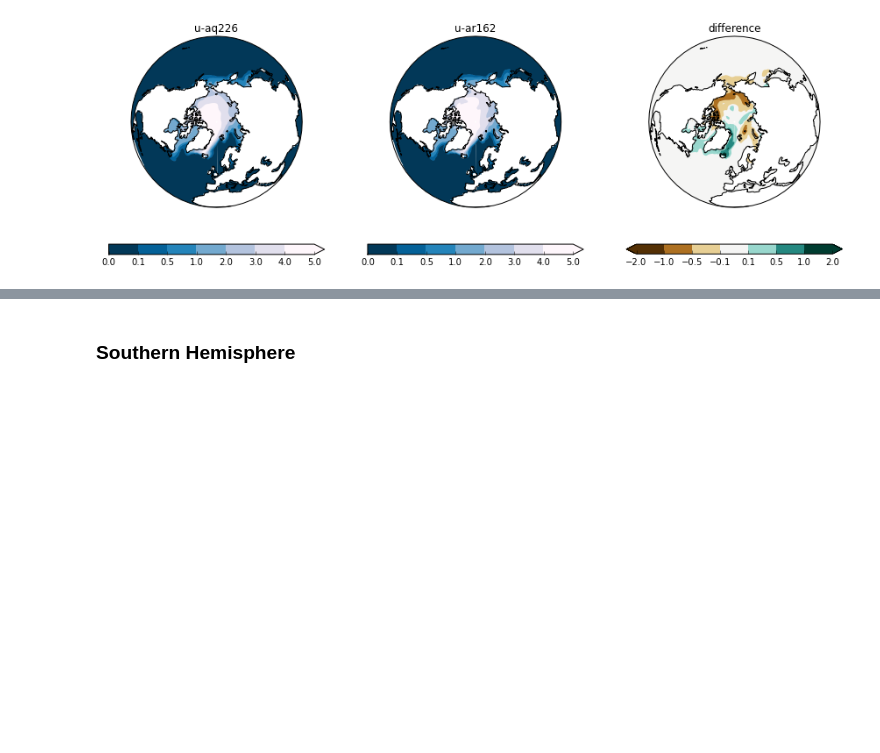
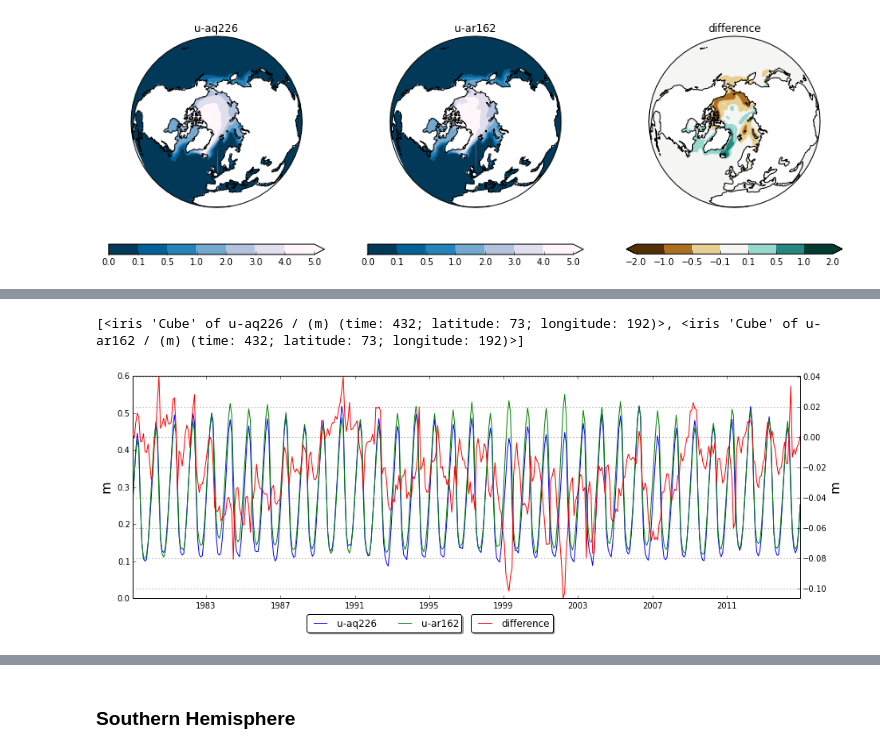
Before and after one commit to douglask3/albedo_teleconection, a Jupyter notebook: Untitled1.ipynb, the cells around one changed output, grey strips where cells are left out. Cells and saved outputs as stored; diff of their text form; code cells hidden in the pictures; blank space fills up the shorter version.

```diff
--- a/Untitled1.ipynb
+++ b/Untitled1.ipynb
@@ -113,0 +145,55 @@ plot_cube_TS(sea_ice)
+# %%
+class coordRangeExtract(object):
+    def __init__(self, dat, lon = None, lat = None, point = None, point_as_ij = False):
+        def coordRange2List(c, r):
+            if c is not None:
+                if  isinstance(c, list) and  len(c) == 1: c = c[0]
+            return c
+
+        if point is not None and point != "":
+            latlon = point.split(';')
+            latlon = [i.split(':') for i in latlon]
+            lon, lat = [[float(j) for j in i] for i in latlon]
+            if point_as_ij:
+                lon = dat.coord('longitude').points[lon][0]
+                lat = dat.coord('latitude' ).points[lat][0]
+                dat.long_name += '-' + 'ijs:'
+            dat.long_name += '-' + point
+
+        self.lon = coordRange2List(lon, [-180, 180])
+        self.lat = coordRange2List(lat, [-90 ,  90])
+
+        if isinstance(self.lon, list):
+            def lonRange(cell): return self.lon[0] <= cell <= self.lon[1]
+        else:
+            def lonRange(cell): return cell == self.lon
+
+        if isinstance(self.lat, list):
+            def latRange(cell): return self.lat[0] <= cell <= self.lat[1]
+        else:
+            def latRange(cell): return cell == self.lat
+
+        try: dat.coord('latitude' ).guess_bounds()
+        except: pass
+        try: dat.coord('longitude').guess_bounds()
+        except: pass
+
+        if self.lon is not None: dat = dat.extract(iris.Constraint(longitude = lonRange))
+        if self.lat is not None: dat = dat.extract(iris.Constraint(latitude  = latRange))
+        try:
+            if self.lat[0] == self.lat[1] and self.lon[0] == self.lon[1]:
+                if dat.coord('latitude').shape != (1,) or dat.coord('longitude').shape != (1,):
+                    dat = [i.collapsed(['latitude', 'longitude'], iris.analysis.MEAN) for i in dat]
+        except:
+            pass
+        self.dat = dat
+
+def coordRangeExtractCubes(cubes, *args, **kw):
+    return [coordRangeExtract(cube, *args, **kw).dat for cube in cubes]
+
+nh_ice = coordRangeExtractCubes(sea_ice, lat = [0, 90])
+print(nh_ice)
+plot_cube_TS(nh_ice, units = 'm')
+# %% [output]
+[<iris 'Cube' of u-aq226 / (m) (time: 432; latitude: 73; longitude: 192)>, <iris 'Cube' of u-ar162 / (m) (time: 432; latitude: 73; longitude: 192)>]
+[figure, added]
```
Also changed, not shown: parts of 7 cells of this notebook, 1 other file.
